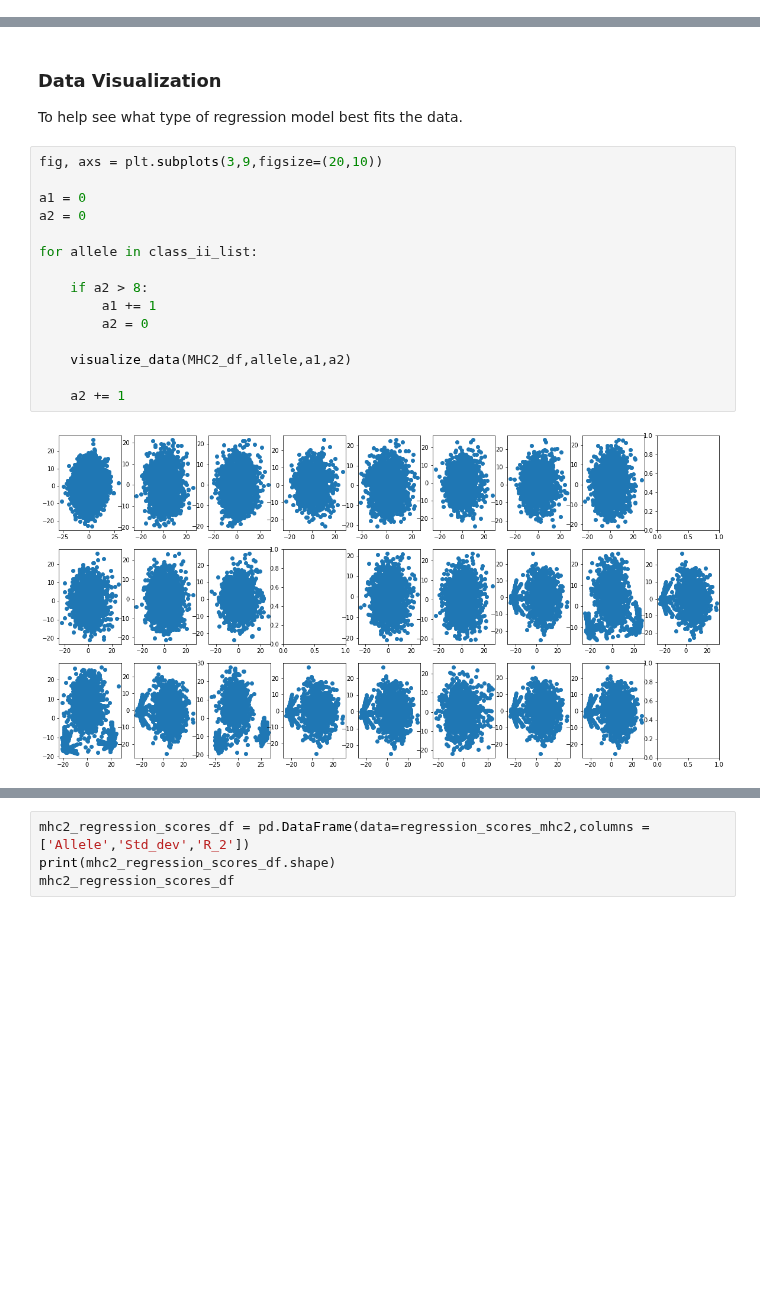
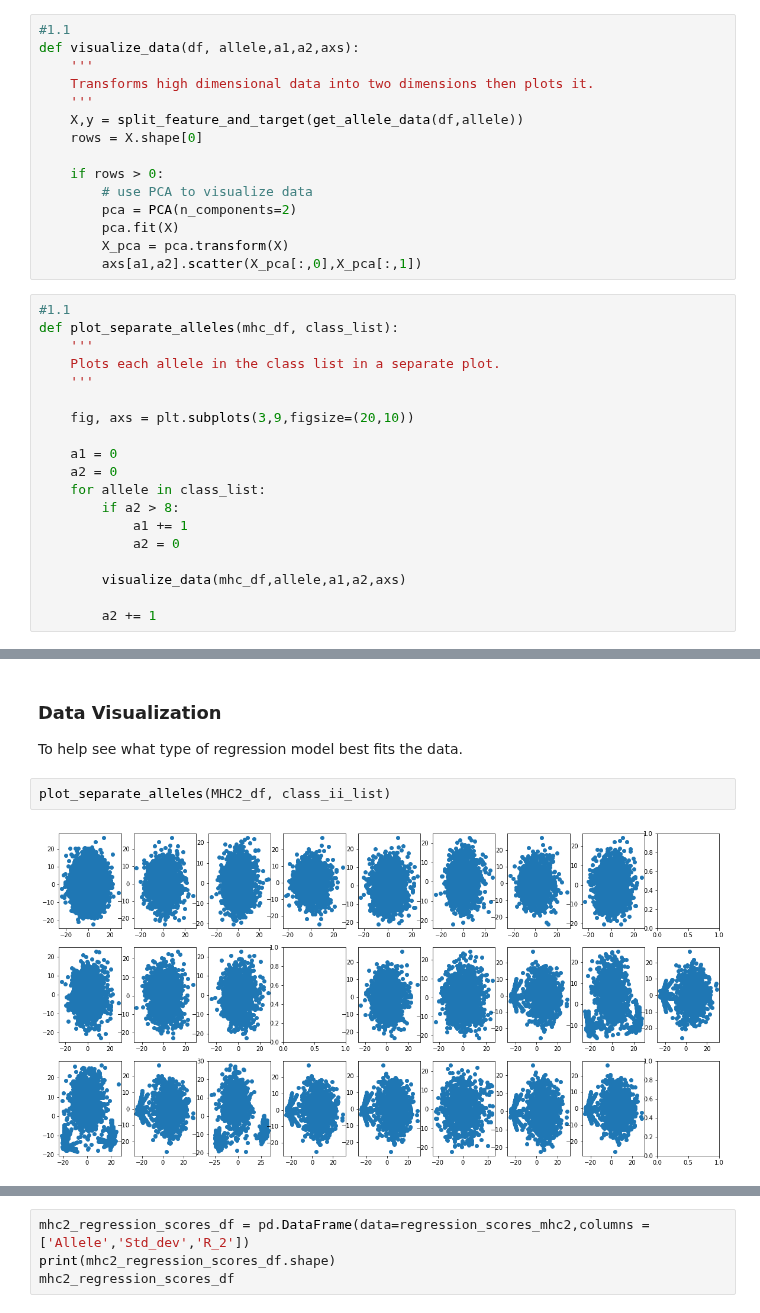
Before and after one commit to ryanquinnnelson/CMU-02718-HW5, a Jupyter notebook: exploratory_analysis_rqn_2020-11-15.ipynb, the cells around one changed output, grey strips where cells are left out. Cells and saved outputs as stored; diff of their text form; blank space fills up the shorter version.

```diff
--- a/exploratory_analysis_rqn_2020-11-15.ipynb
+++ b/exploratory_analysis_rqn_2020-11-15.ipynb
@@ -79,0 +164,34 @@ print(len(MHC1_filtered_df['HLA Allele'].value_counts()))
+# %%
+#1.1
+def visualize_data(df, allele,a1,a2,axs):
+    '''
+    Transforms high dimensional data into two dimensions then plots it.
+    '''
+    X,y = split_feature_and_target(get_allele_data(df,allele))
+    rows = X.shape[0]
+
+    if rows > 0:
+        # use PCA to visualize data
+        pca = PCA(n_components=2)
+        pca.fit(X)
+        X_pca = pca.transform(X)
+        axs[a1,a2].scatter(X_pca[:,0],X_pca[:,1])
+# %%
+#1.1
+def plot_separate_alleles(mhc_df, class_list):
+    '''
+    Plots each allele in the class list in a separate plot.
+    '''
+
+    fig, axs = plt.subplots(3,9,figsize=(20,10))
+
+    a1 = 0
+    a2 = 0
+    for allele in class_list:
+        if a2 > 8:
+            a1 += 1
+            a2 = 0
+
+        visualize_data(mhc_df,allele,a1,a2,axs)
+
+        a2 += 1
@@ -577,23 +781,10 @@ MHC2_df.head()
 # %% [markdown]
 ### Data Visualization
 To help see what type of regression model best fits the data.
-# %%
-fig, axs = plt.subplots(3,9,figsize=(20,10))
-
-a1 = 0
-a2 = 0
-
-for allele in class_ii_list:
-
-    if a2 > 8:
-        a1 += 1
-        a2 = 0
-
-    visualize_data(MHC2_df,allele,a1,a2)
-
-    a2 += 1
-# %% [output]
-[figure, removed]
+# %%
+plot_separate_alleles(MHC2_df, class_ii_list)
+# %% [output]
+[figure, added]
 # %%
 %%time
 
```
Also changed, not shown: parts of 159 cells of this notebook.
